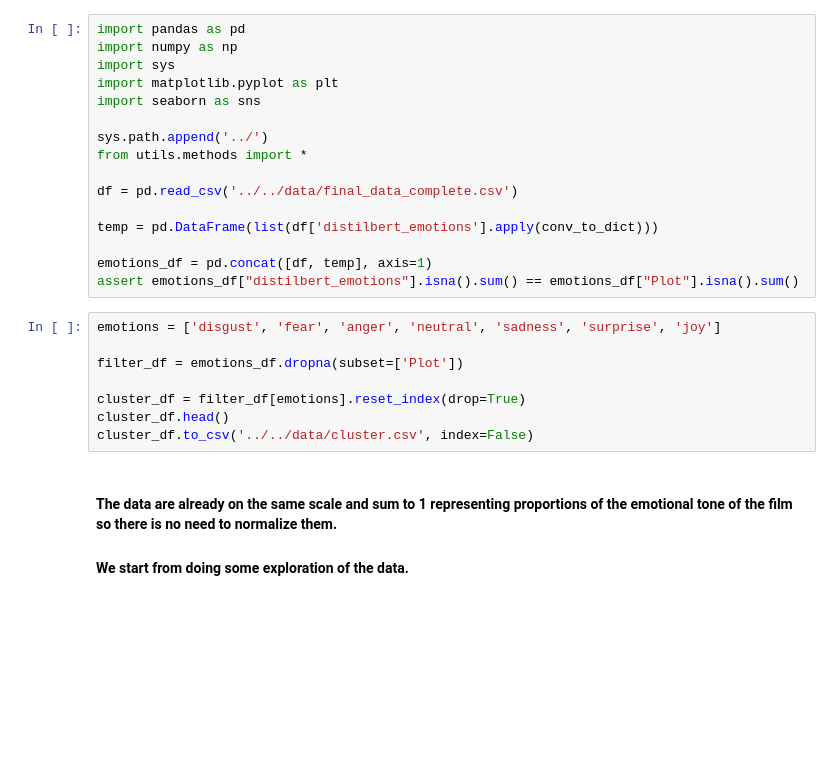
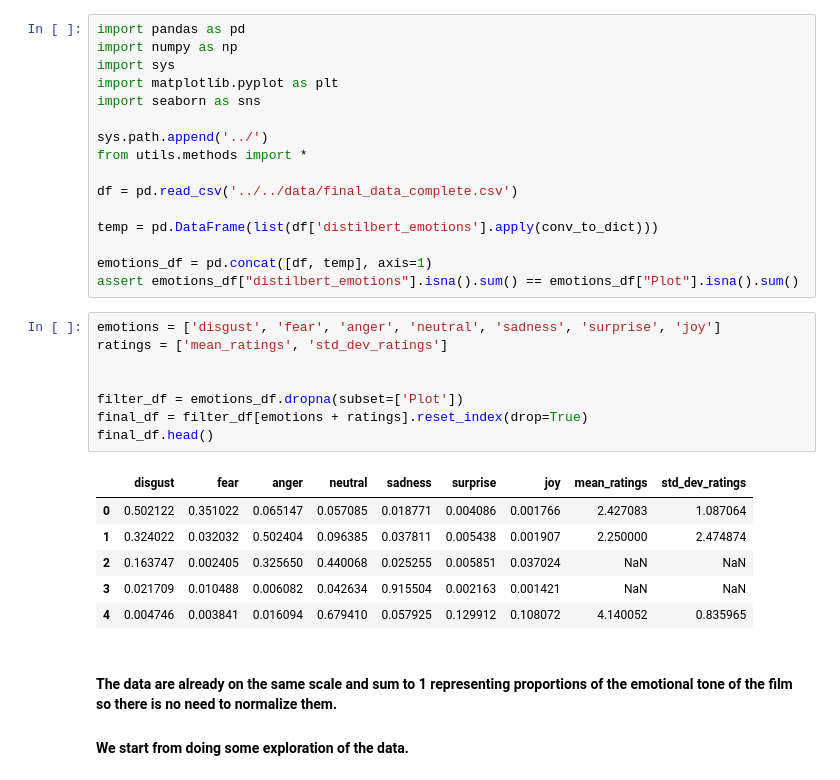
Before and after one commit to epfl-ada/ada-2024-project-phpjj1, a Jupyter notebook: src/scripts/Question5_ClusterAnalysis.ipynb, the cells around one changed output. Drawn from its saved outputs; the diff is of its cells as text; blank space fills up the shorter version.

```diff
--- a/src/scripts/Question5_ClusterAnalysis.ipynb
+++ b/src/scripts/Question5_ClusterAnalysis.ipynb
@@ -18,12 +18,19 @@ emotions_df = pd.concat([df, temp], axis=1)
 assert emotions_df["distilbert_emotions"].isna().sum() == emotions_df["Plot"].isna().sum()
 # %%
 emotions = ['disgust', 'fear', 'anger', 'neutral', 'sadness', 'surprise', 'joy']
+ratings = ['mean_ratings', 'std_dev_ratings']
+
 
 filter_df = emotions_df.dropna(subset=['Plot'])
-
-cluster_df = filter_df[emotions].reset_index(drop=True)
-cluster_df.head()
-cluster_df.to_csv('../../data/cluster.csv', index=False)
+final_df = filter_df[emotions + ratings].reset_index(drop=True)
+final_df.head()
+# %% [output]
+|  | disgust | fear | anger | neutral | sadness | surprise | joy | mean_ratings | std_dev_ratings |
+| 0 | 0.502122 | 0.351022 | 0.065147 | 0.057085 | 0.018771 | 0.004086 | 0.001766 | 2.427083 | 1.087064 |
+| 1 | 0.324022 | 0.032032 | 0.502404 | 0.096385 | 0.037811 | 0.005438 | 0.001907 | 2.250000 | 2.474874 |
+| 2 | 0.163747 | 0.002405 | 0.325650 | 0.440068 | 0.025255 | 0.005851 | 0.037024 | NaN | NaN |
+| 3 | 0.021709 | 0.010488 | 0.006082 | 0.042634 | 0.915504 | 0.002163 | 0.001421 | NaN | NaN |
+| 4 | 0.004746 | 0.003841 | 0.016094 | 0.679410 | 0.057925 | 0.129912 | 0.108072 | 4.140052 | 0.835965 |
 # %% [markdown]
 #### The data are already on the same scale and sum to 1 representing proportions of the emotional tone of the film so there is no need to normalize them.
 
```
Also changed, not shown: parts of 6 cells of this notebook.
